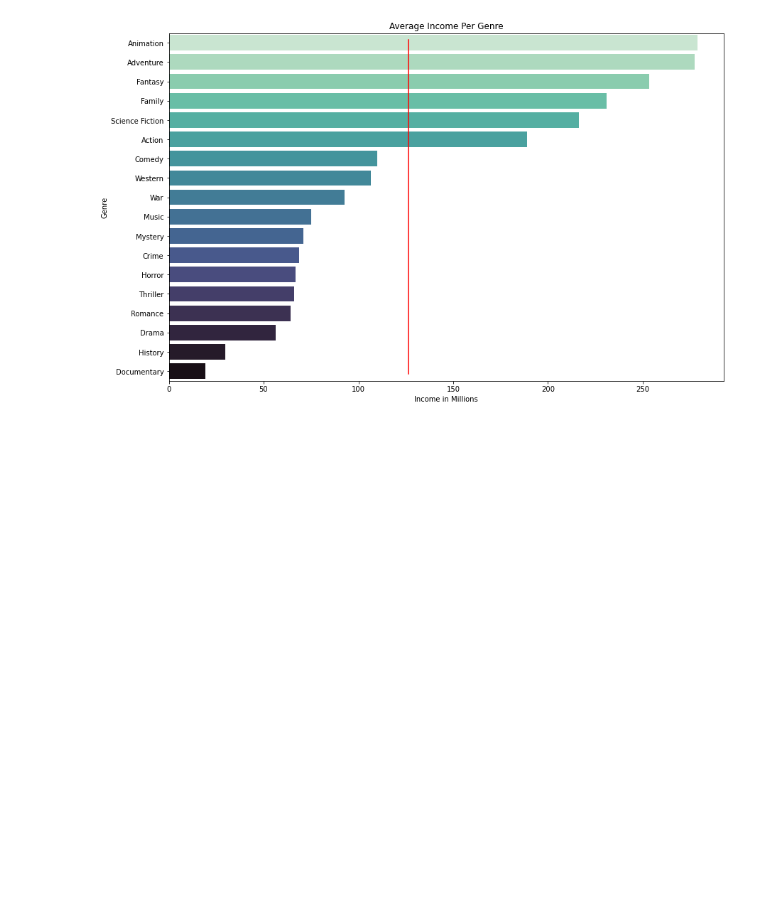
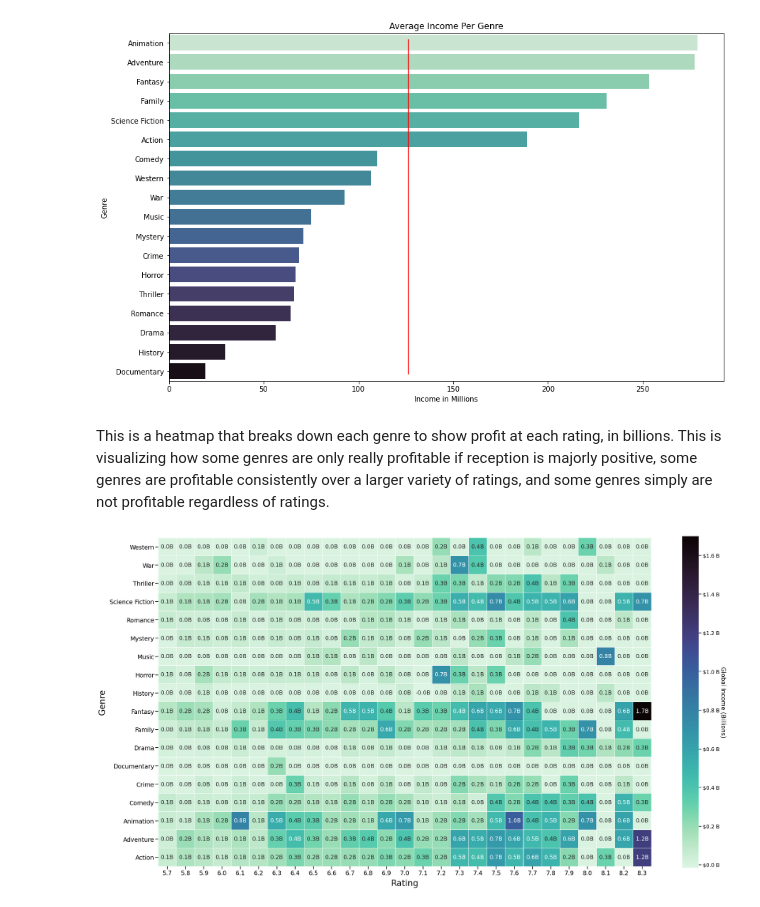
Before and after one commit to Jhuue/Flatiron-Capstone1, a Jupyter notebook: final_notebook.ipynb, the cells around one changed output. Drawn from its saved outputs; the diff is of its cells as text; code cells hidden in the pictures; blank space fills up the shorter version.

Commit message:
finalized heatmap, added to final notebook

```diff
--- a/final_notebook.ipynb
+++ b/final_notebook.ipynb
@@ -355,3 +360,55 @@ plt.axvline(x=genre_averages.income.mean(),
 ax.set_xticklabels(np.arange(0, 301, 50));
 # %% [output]
 [figure]
+# %% [markdown]
+This is a heatmap that breaks down each genre to show profit at each rating, in billions. This is visualizing how some genres are only really profitable if reception is majorly positive, some genres are profitable consistently over a larger variety of ratings, and some genres simply are not profitable regardless of ratings.
+# %%
+# Converts income to be read in billions and rounds to 1 decimal place
+genres_with_budgets['incomebillions'] = round(genres_with_budgets['income']/1000000000, 1)
+
+# As a precaution for any variance, rounds all vote rating to 1 decimal place
+genres_with_budgets['int_vote_avg'] = round(genres_with_budgets['vote_average'], 1)
+
+# Sets a filter on the vote average to range between 5.7 and 8.3, due to all values beneath 5.7 yielding similar results to values less than 6, and no data existing for ratings higher than 8.3
+genres_with_budgets = genres_with_budgets[(genres_with_budgets['int_vote_avg']>=5.7) & (genres_with_budgets['int_vote_avg']<=8.3)]
+
+# Generates a new table with only the above values for use in the heatmap below
+heatmap_df = pd.pivot_table(genres_with_budgets, index='genre_id', columns='int_vote_avg', values='incomebillions')
+heatmap_df = heatmap_df.fillna(0)
+# %%
+# Creates size and subplot for the heatmap figure
+fig = plt.figure(figsize=(35,55))
+ax = fig.add_subplot(1,1,1)
+
+# Automatically adds text to the color bar values on the right
+comma_fmt = FuncFormatter(lambda x, p: format("$" + str(round(float(x), 1)) + " B"))
+
+# Improves readability on smaller computers
+sns.set_context("talk")
+
+# Generates a heatmap with proper theme, linewidth, annotation, and cbar formatting. Sets the heatmap to a variable for future reference
+ax = sns.heatmap(heatmap_df, linewidth=0.2, annot=True, cmap='mako_r',
+                 fmt=',.1f', square=True, annot_kws={'size': 18},
+                 cbar_kws={'format': comma_fmt, 'orientation':'vertical', 'shrink':.3518})
+
+# Adds a 'B' to the end of each value in each square of the heatmap to indicate the number measures in billions
+for t in ax.texts:
+    t.set_text(t.get_text() + "B")
+
+# Sets labels for x-axis, y-axis, and the title of the chart
+plt.xlabel("Rating", fontsize=27, labelpad=10)
+plt.ylabel("Genre", fontsize=27, labelpad=10)
+plt.yticks(rotation=0, fontsize=19)
+plt.xticks(size=19)
+
+# Flips the y-axis to align values accurately
+ax.invert_yaxis()
+
+# Creates a colorbar, labels it, and formats it
+cbar = ax.collections[0].colorbar
+cbar.set_label("Global Income (Billions)", rotation=270, fontsize=19, color='black', labelpad=20)
+cbar.config_axis()
+
+plt.show()
+# %% [output]
+[figure, added]
```
Also changed, not shown: parts of 1 cell of this notebook, 3 other files.
